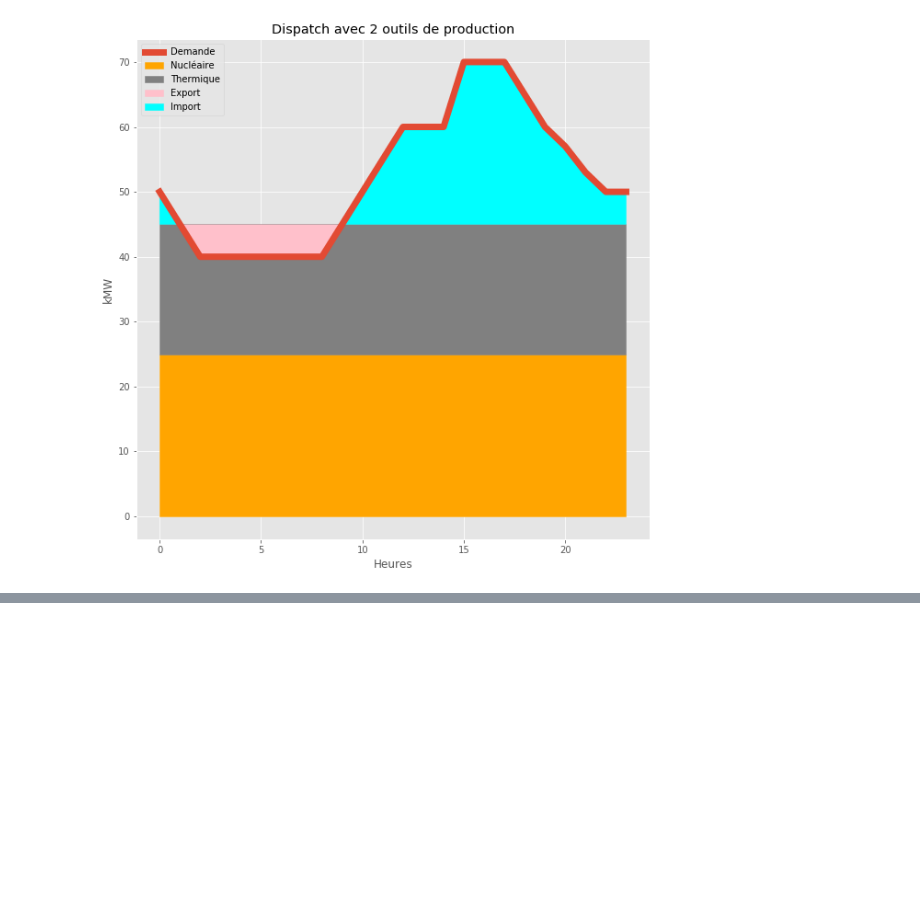
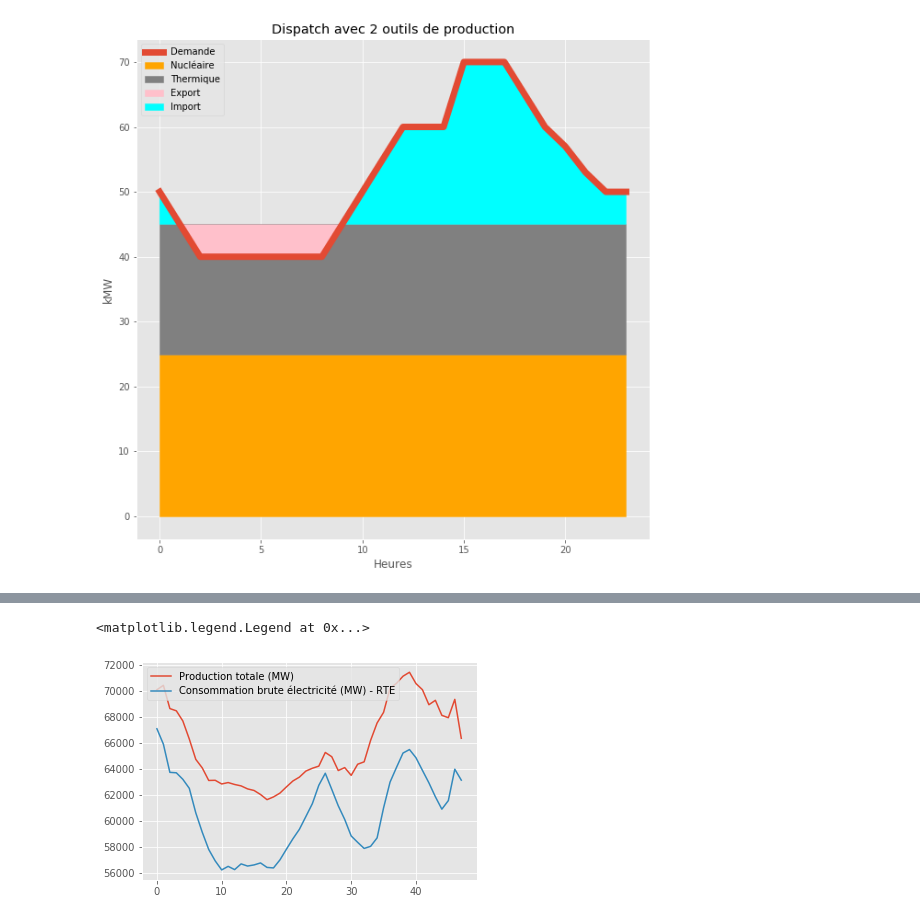
Before and after one commit to keyserwood/TEECO, a Jupyter notebook: 1.0-er_project_french_electric .ipynb, the cells around one changed output, grey strips where cells are left out. Drawn from its saved outputs; the diff is of its cells as text; code cells hidden in the pictures; blank space fills up the shorter version.

```diff
--- a/1.0-er_project_french_electric .ipynb
+++ b/1.0-er_project_french_electric .ipynb
@@ -108,0 +117,3 @@ mat2,cap2 = dispatch(demande,capacity2)
+# %%
+conso = conso[conso.Date=='01/01/2020']
+conso = conso.sort_values(by='Date - Heure').reset_index(drop=True)
@@ -108,0 +128,5 @@ mat2,cap2 = dispatch(demande,capacity2)
+# %%
+prod = pd.read_excel('production-quotidienne-filiere.xlsx')
+# %%
+prod["Date - Heure"] = pd.to_datetime(prod["Date - Heure"])
+prod = prod.sort_values(by='Date - Heure').reset_index(drop=True)
@@ -108,0 +194,7 @@ mat2,cap2 = dispatch(demande,capacity2)
+# %%
+prod['Production totale (MW)'].plot()
+conso['Consommation brute électricité (MW) - RTE'].plot()
+plt.legend()
+# %% [output]
+<matplotlib.legend.Legend at 0x...>
+[figure, added]
```
Also changed, not shown: parts of 17 cells of this notebook, 5 other files.
